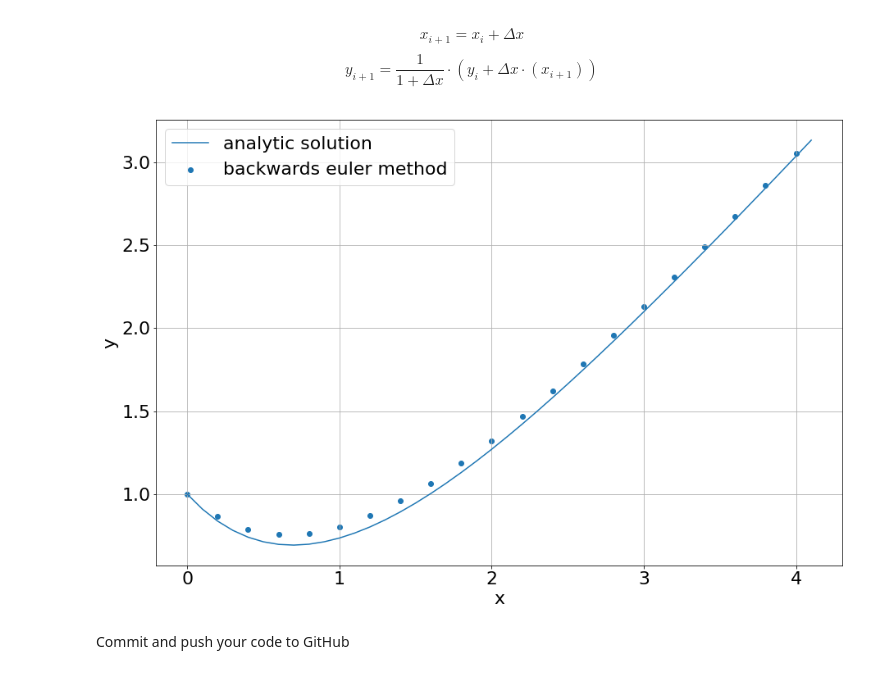
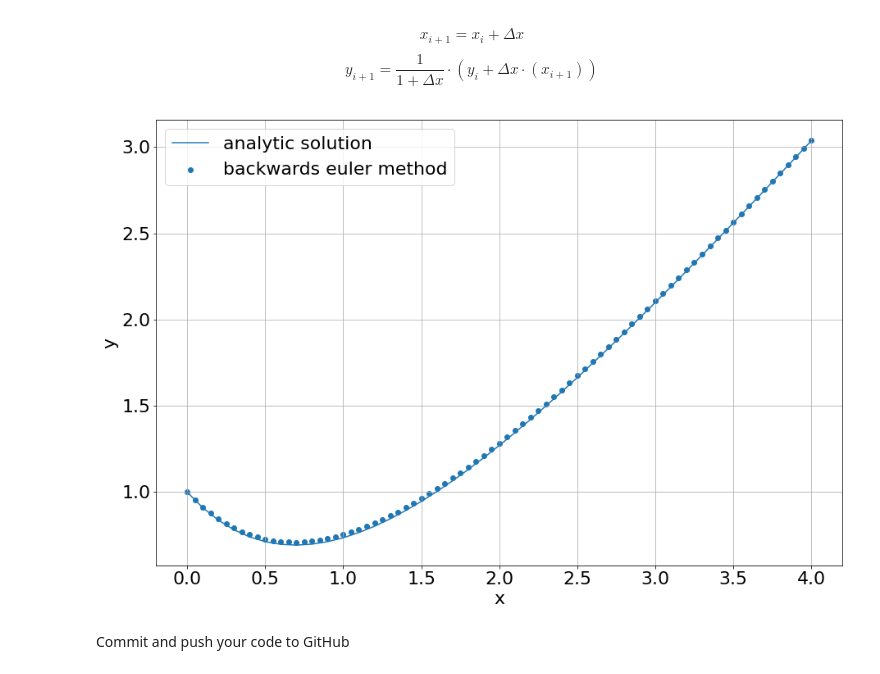
Before and after one commit to Padraig-Ryan/ACM20030-Assignments, a Jupyter notebook: Assignment-3.ipynb, the cells around one changed output. Drawn from its saved outputs; the diff is of its cells as text; code cells hidden in the pictures.

```diff
--- a/Assignment-3.ipynb
+++ b/Assignment-3.ipynb
@@ -421,36 +447,36 @@ def backwardsEuler(dx,x0,y0,imax):
     steps[0,0] = x0
     steps[0,1] = y0
 
     i=0
     while i < imax:
         i+=1
 
         x0 = x0+dx
         y0 = (y0+dx*(x0))*(1/(1+dx))
 
         steps[i,0] = x0
         steps[i,1] = y0
 
     return [steps]
 
 def analytic(x):
     return -1+2*np.exp(-1*x) +x
 
-output = np.array(backwardsEuler(0.2,0,1,20)[0])
+output = np.array(backwardsEuler(0.05,0,1,int(1/.05)*4)[0])
 
 
 plt.scatter(output[:,0],output[:,1],label="backwards euler method")
-x = np.arange(0,4.2,0.1)
+x = np.arange(0,4.1,0.1)
 plt.grid("True")
 plt.plot(x,analytic(x),label="analytic solution")
 plt.legend()
 plt.xlabel('x')
 plt.ylabel('y')
 plt.show()
 
 #output
 # %% [output]
-[figure, old version]
+[figure, new version]
 # %% [markdown]
 Commit and push your code to GitHub
 # %% [markdown]
```
Also changed, not shown: parts of 5 cells of this notebook.
